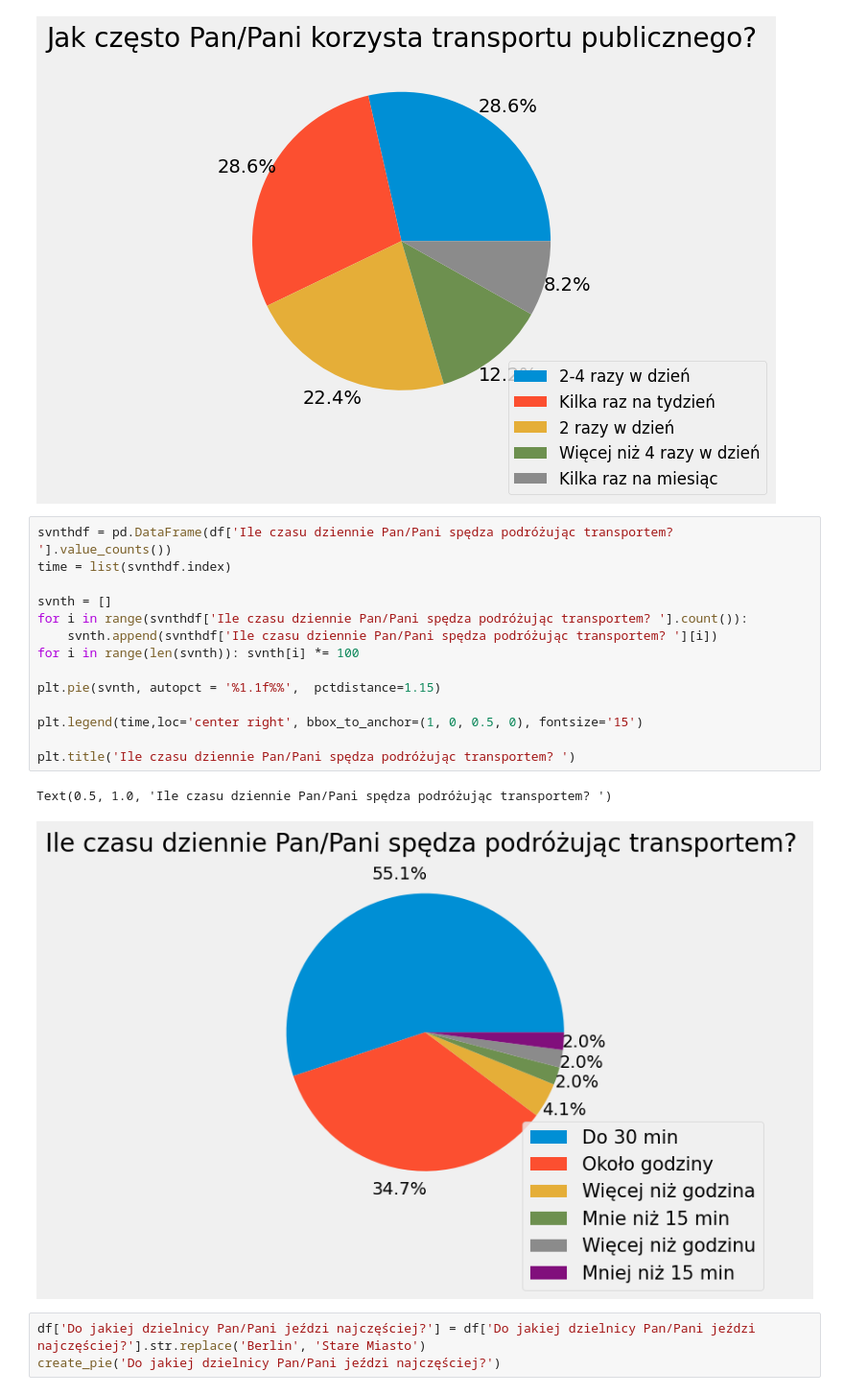
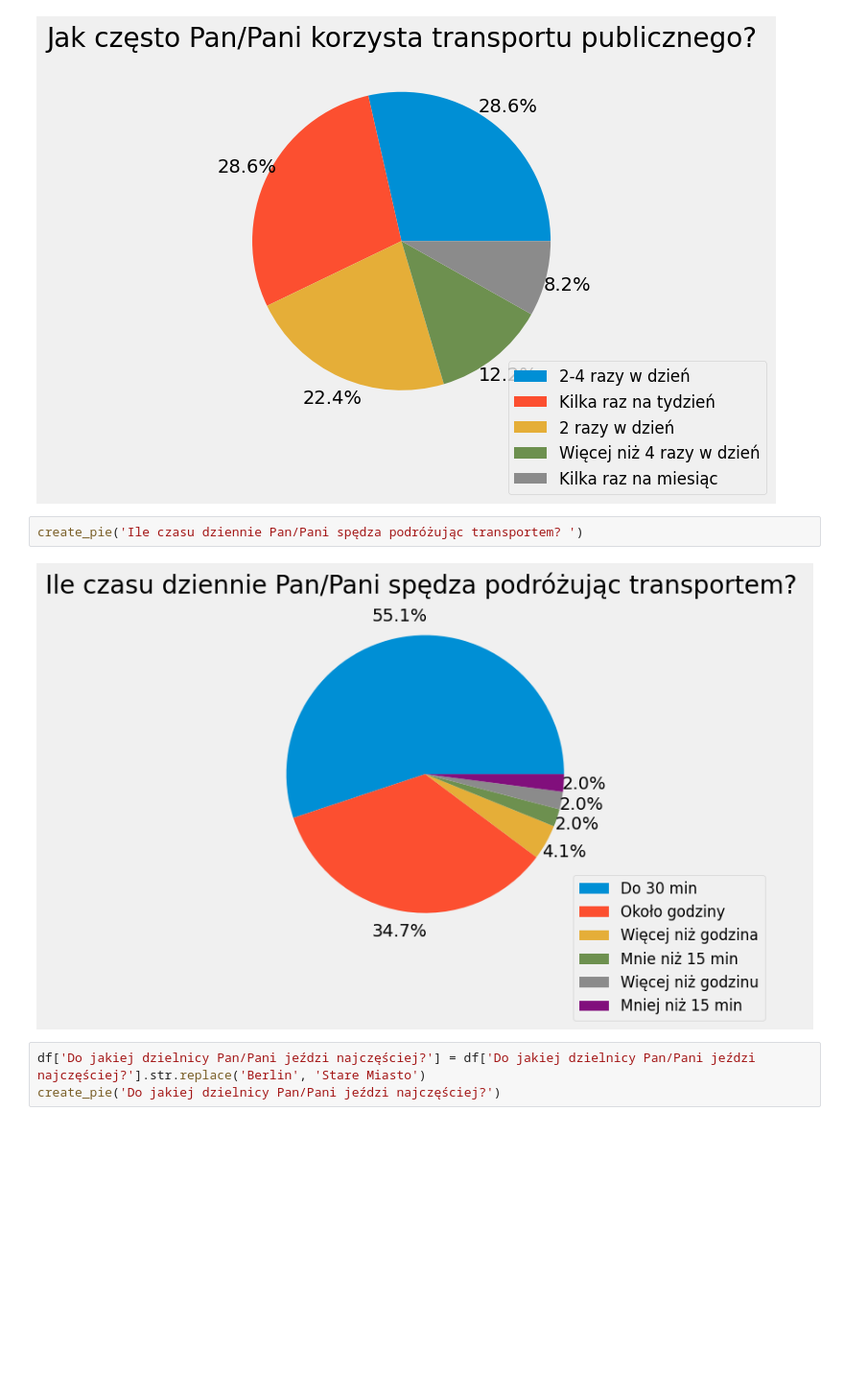
Before and after one commit to Mak7-kurochka/Satisfaction-with-public-transport, a Jupyter notebook: Psychology.ipynb, the cells around one changed output. Shown at 96% size. Saved outputs shown, nothing was run; the diff lists cells and outputs as text; blank space fills up the shorter version.

```diff
--- a/Psychology.ipynb
+++ b/Psychology.ipynb
@@ -89,23 +89,10 @@ create_pie('Z jakiego rodzaju transportu publicznego Pan/Pani korzysta najczęś
 create_pie('Jak często Pan/Pani korzysta transportu publicznego?')
 # %% [output]
 [figure]
-# %%
-svnthdf = pd.DataFrame(df['Ile czasu dziennie Pan/Pani spędza podróżując transportem? '].value_counts())
-time = list(svnthdf.index)
-
-svnth = []
-for i in range(svnthdf['Ile czasu dziennie Pan/Pani spędza podróżując transportem? '].count()):
-    svnth.append(svnthdf['Ile czasu dziennie Pan/Pani spędza podróżując transportem? '][i])
-for i in range(len(svnth)): svnth[i] *= 100
-
-plt.pie(svnth, autopct = '%1.1f%%',  pctdistance=1.15)
-
-plt.legend(time,loc='center right', bbox_to_anchor=(1, 0, 0.5, 0), fontsize='15')
-
-plt.title('Ile czasu dziennie Pan/Pani spędza podróżując transportem? ')
-# %% [output]
-Text(0.5, 1.0, 'Ile czasu dziennie Pan/Pani spędza podróżując transportem? ')
-[figure, removed]
+# %%
+create_pie('Ile czasu dziennie Pan/Pani spędza podróżując transportem? ')
+# %% [output]
+[figure, added]
 # %%
 df['Do jakiej dzielnicy Pan/Pani jeździ najczęściej?'] = df['Do jakiej dzielnicy Pan/Pani jeździ najczęściej?'].str.replace('Berlin', 'Stare Miasto')
 create_pie('Do jakiej dzielnicy Pan/Pani jeździ najczęściej?')
```
Also changed, not shown: parts of 1 cell of this notebook.
